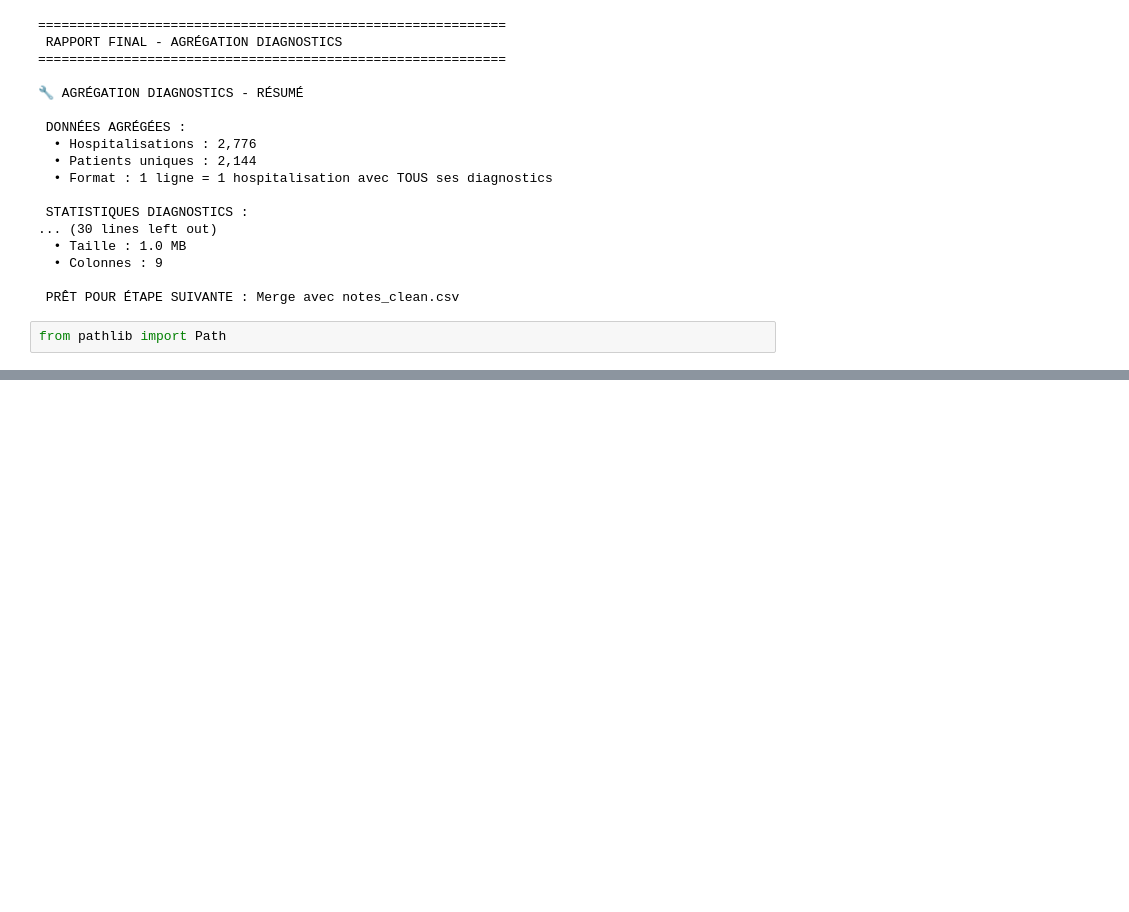
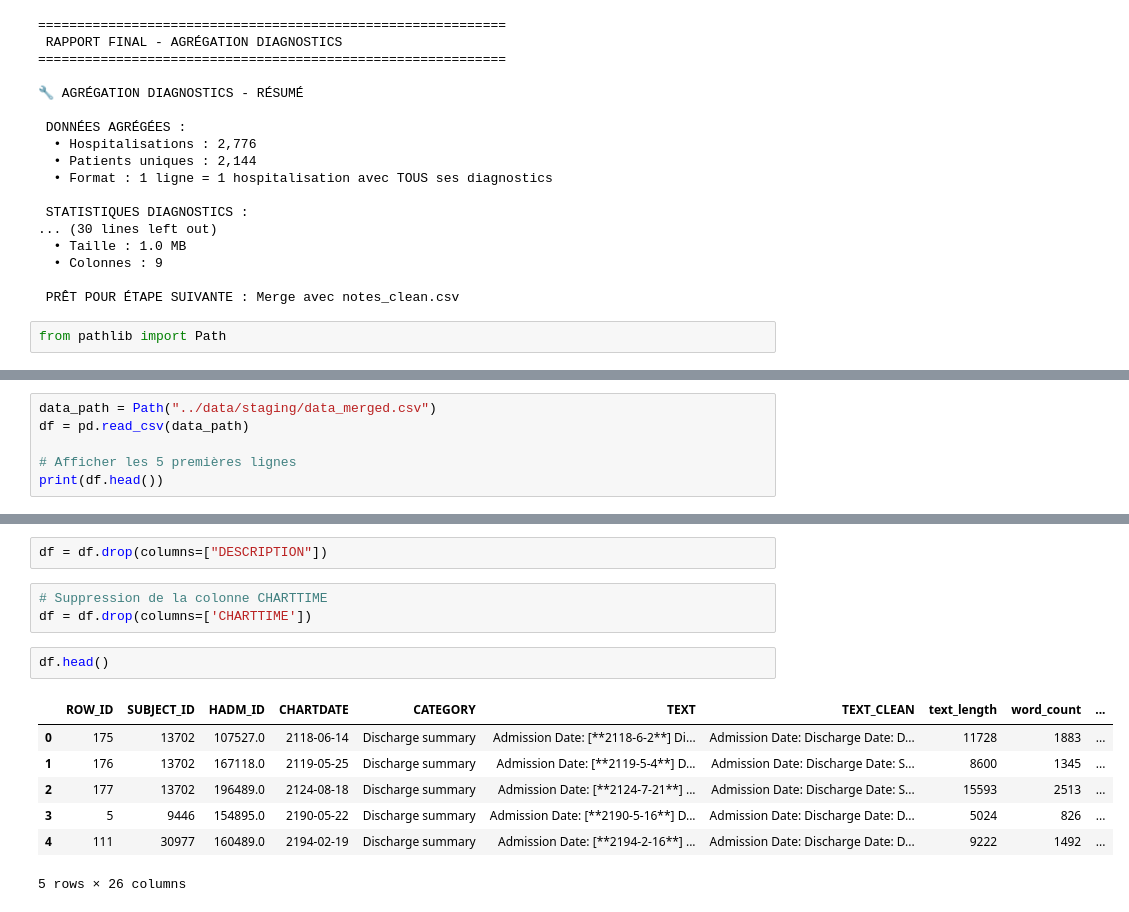
Before and after one commit to inesines02/m-dic-AIde, a Jupyter notebook: notebooks/02_data_cleaning.ipynb, the cells around one changed output, grey strips where cells are left out. Saved outputs shown, nothing was run; the diff lists cells and outputs as text; blank space fills up the shorter version.

```diff
--- a/notebooks/02_data_cleaning.ipynb
+++ b/notebooks/02_data_cleaning.ipynb
@@ -1677,3 +1730,9 @@ Merge en cours...
    Taille : 314.3 MB
    Lignes : 83,692
    Colonnes : 28
+# %%
+data_path = Path("../data/staging/data_merged.csv")
+df = pd.read_csv(data_path)
+
+# Afficher les 5 premières lignes
+print(df.head())
@@ -1679,0 +1757,15 @@ Merge en cours...
+# %%
+df = df.drop(columns=["DESCRIPTION"])
+# %%
+# Suppression de la colonne CHARTTIME
+df = df.drop(columns=['CHARTTIME'])
+# %%
+df.head()
+# %% [output]
+|  | ROW_ID | SUBJECT_ID | HADM_ID | CHARTDATE | CATEGORY | TEXT | TEXT_CLEAN | text_length | word_count | ... |
+| 0 | 175 | 13702 | 107527.0 | 2118-06-14 | Discharge summary | Admission Date: [**2118-6-2**] Di... | Admission Date: Discharge Date: D... | 11728 | 1883 | ... |
+| 1 | 176 | 13702 | 167118.0 | 2119-05-25 | Discharge summary | Admission Date: [**2119-5-4**] D... | Admission Date: Discharge Date: S... | 8600 | 1345 | ... |
+| 2 | 177 | 13702 | 196489.0 | 2124-08-18 | Discharge summary | Admission Date: [**2124-7-21**] ... | Admission Date: Discharge Date: S... | 15593 | 2513 | ... |
+| 3 | 5 | 9446 | 154895.0 | 2190-05-22 | Discharge summary | Admission Date: [**2190-5-16**] D... | Admission Date: Discharge Date: D... | 5024 | 826 | ... |
+| 4 | 111 | 30977 | 160489.0 | 2194-02-19 | Discharge summary | Admission Date: [**2194-2-16**] ... | Admission Date: Discharge Date: D... | 9222 | 1492 | ... |
+5 rows × 26 columns
```
Also changed, not shown: parts of 11 cells of this notebook, 1 other file.
